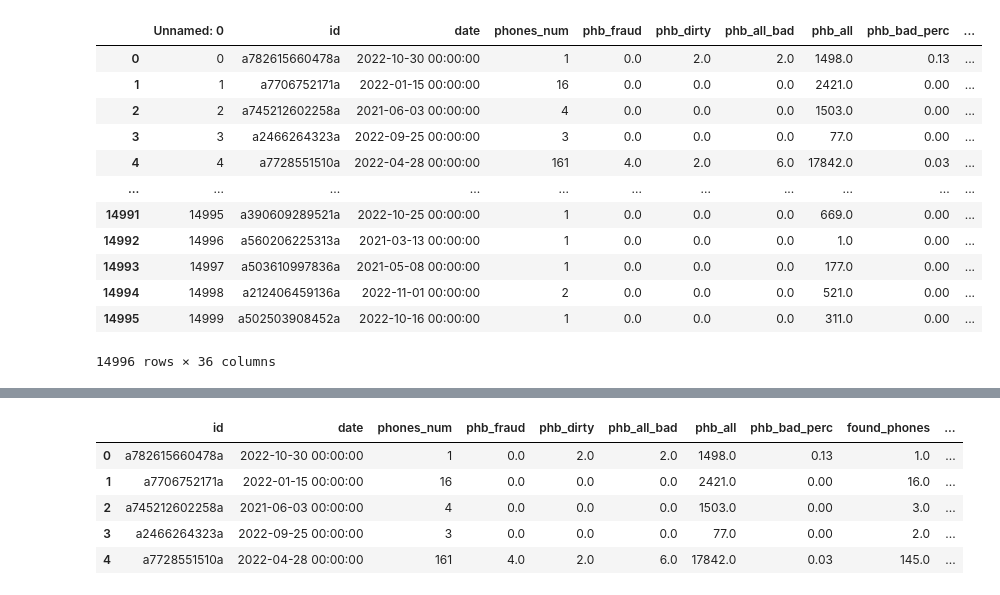
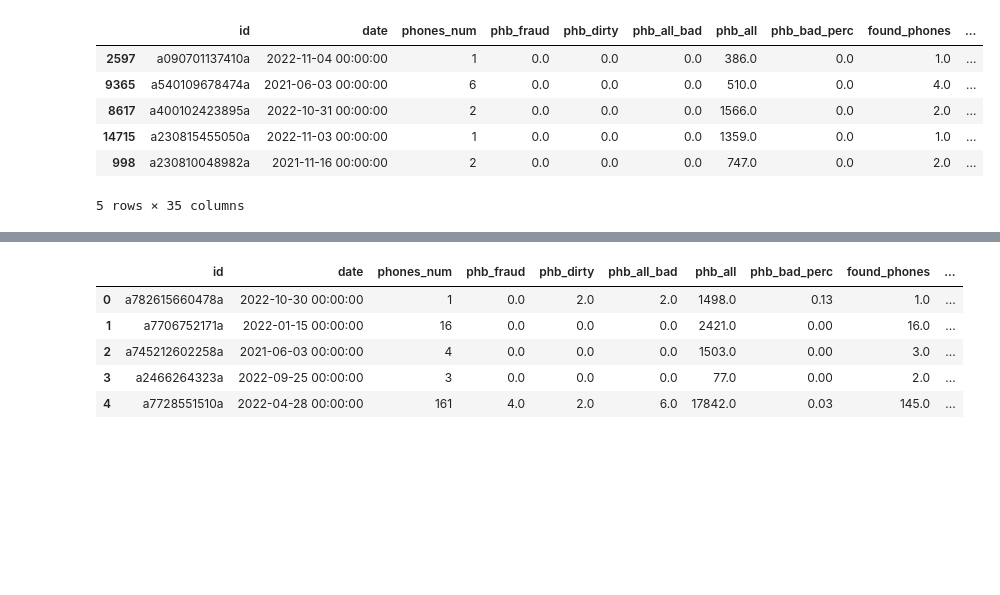
Before and after one commit to D1ffic00lt/dano-olympiad-final-stage, a Jupyter notebook: v.arkh/scoring_and_graphs.ipynb, the cells around one changed output, grey strips where cells are left out. Cells and saved outputs as stored; diff of their text form; code cells hidden in the pictures; blank space fills up the shorter version.

```diff
--- a/v.arkh/scoring_and_graphs.ipynb
+++ b/v.arkh/scoring_and_graphs.ipynb
@@ -4,19 +4,13 @@ from matplotlib import pyplot as plt
 import seaborn as sns
 import numpy as np
 # %%
-df = pd.read_csv('clean_data.csv')
-df
+df = pd.read_csv('../data/data_all_clear.csv')
+df.sample(5)
 # %% [output]
-|  | Unnamed: 0 | id | date | phones_num | phb_fraud | phb_dirty | phb_all_bad | phb_all | phb_bad_perc | ... |
-| 0 | 0 | a782615660478a | 2022-10-30 00:00:00 | 1 | 0.0 | 2.0 | 2.0 | 1498.0 | 0.13 | ... |
-| 1 | 1 | a7706752171a | 2022-01-15 00:00:00 | 16 | 0.0 | 0.0 | 0.0 | 2421.0 | 0.00 | ... |
-| 2 | 2 | a745212602258a | 2021-06-03 00:00:00 | 4 | 0.0 | 0.0 | 0.0 | 1503.0 | 0.00 | ... |
-| 3 | 3 | a2466264323a | 2022-09-25 00:00:00 | 3 | 0.0 | 0.0 | 0.0 | 77.0 | 0.00 | ... |
-| 4 | 4 | a7728551510a | 2022-04-28 00:00:00 | 161 | 4.0 | 2.0 | 6.0 | 17842.0 | 0.03 | ... |
-| ... | ... | ... | ... | ... | ... | ... | ... | ... | ... | ... |
-| 14991 | 14995 | a390609289521a | 2022-10-25 00:00:00 | 1 | 0.0 | 0.0 | 0.0 | 669.0 | 0.00 | ... |
-| 14992 | 14996 | a560206225313a | 2021-03-13 00:00:00 | 1 | 0.0 | 0.0 | 0.0 | 1.0 | 0.00 | ... |
-| 14993 | 14997 | a503610997836a | 2021-05-08 00:00:00 | 1 | 0.0 | 0.0 | 0.0 | 177.0 | 0.00 | ... |
-| 14994 | 14998 | a212406459136a | 2022-11-01 00:00:00 | 2 | 0.0 | 0.0 | 0.0 | 521.0 | 0.00 | ... |
-| 14995 | 14999 | a502503908452a | 2022-10-16 00:00:00 | 1 | 0.0 | 0.0 | 0.0 | 311.0 | 0.00 | ... |
+|  | id | date | phones_num | phb_fraud | phb_dirty | phb_all_bad | phb_all | phb_bad_perc | found_phones | ... |
+| 2597 | a090701137410a | 2022-11-04 00:00:00 | 1 | 0.0 | 0.0 | 0.0 | 386.0 | 0.0 | 1.0 | ... |
+| 9365 | a540109678474a | 2021-06-03 00:00:00 | 6 | 0.0 | 0.0 | 0.0 | 510.0 | 0.0 | 4.0 | ... |
+| 8617 | a400102423895a | 2022-10-31 00:00:00 | 2 | 0.0 | 0.0 | 0.0 | 1566.0 | 0.0 | 2.0 | ... |
+| 14715 | a230815455050a | 2022-11-03 00:00:00 | 1 | 0.0 | 0.0 | 0.0 | 1359.0 | 0.0 | 1.0 | ... |
+| 998 | a230810048982a | 2021-11-16 00:00:00 | 2 | 0.0 | 0.0 | 0.0 | 747.0 | 0.0 | 2.0 | ... |
-14996 rows × 36 columns
+5 rows × 35 columns
```
Also changed, not shown: parts of 21 cells of this notebook, 9 other files.
